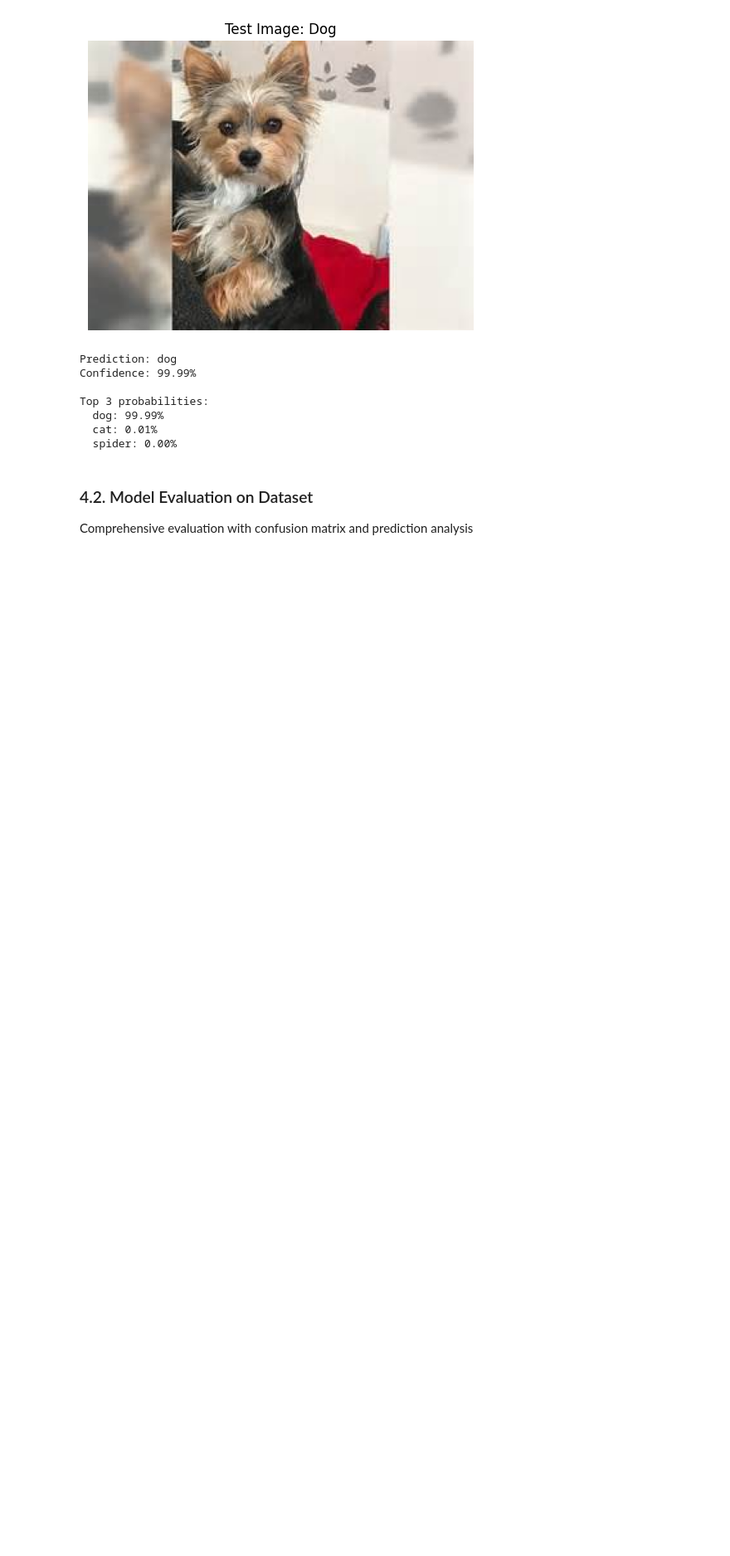
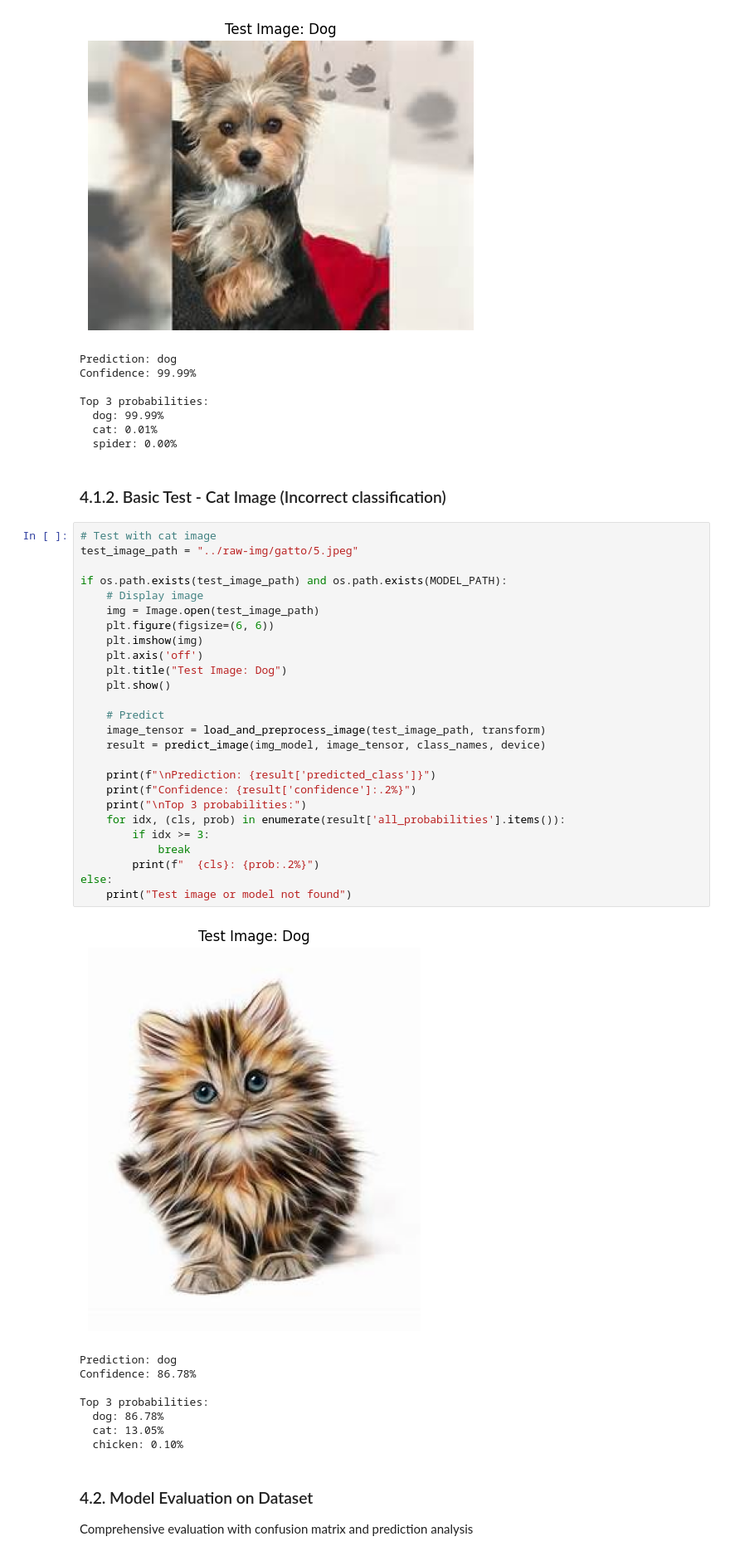
Before and after one commit to MirMax13/winstars-ai-ds-test, a Jupyter notebook: task2/notebooks/demo_2.ipynb, the cells around one changed output. Shown at 83% size. Cells and saved outputs as stored; diff of their text form; blank space fills up the shorter version.

```diff
--- a/task2/notebooks/demo_2.ipynb
+++ b/task2/notebooks/demo_2.ipynb
@@ -96,6 +96,43 @@ Top 3 probabilities:
   dog: 99.99%
   cat: 0.01%
   spider: 0.00%
+# %% [markdown]
+### 4.1.2. Basic Test - Cat Image (Incorrect classification)
+# %%
+# Test with cat image
+test_image_path = "../raw-img/gatto/5.jpeg"
+
+if os.path.exists(test_image_path) and os.path.exists(MODEL_PATH):
+    # Display image
+    img = Image.open(test_image_path)
+    plt.figure(figsize=(6, 6))
+    plt.imshow(img)
+    plt.axis('off')
+    plt.title("Test Image: Dog")
+    plt.show()
+
+    # Predict
+    image_tensor = load_and_preprocess_image(test_image_path, transform)
+    result = predict_image(img_model, image_tensor, class_names, device)
+
+    print(f"\nPrediction: {result['predicted_class']}")
+    print(f"Confidence: {result['confidence']:.2%}")
+    print("\nTop 3 probabilities:")
+    for idx, (cls, prob) in enumerate(result['all_probabilities'].items()):
+        if idx >= 3:
+            break
+        print(f"  {cls}: {prob:.2%}")
+else:
+    print("Test image or model not found")
+# %% [output]
+[figure, added]
+Prediction: dog
+Confidence: 86.78%
+
+Top 3 probabilities:
+  dog: 86.78%
+  cat: 13.05%
+  chicken: 0.10%
 # %% [markdown]
 ### 4.2. Model Evaluation on Dataset
 
```
Also changed, not shown: parts of 9 cells of this notebook.
